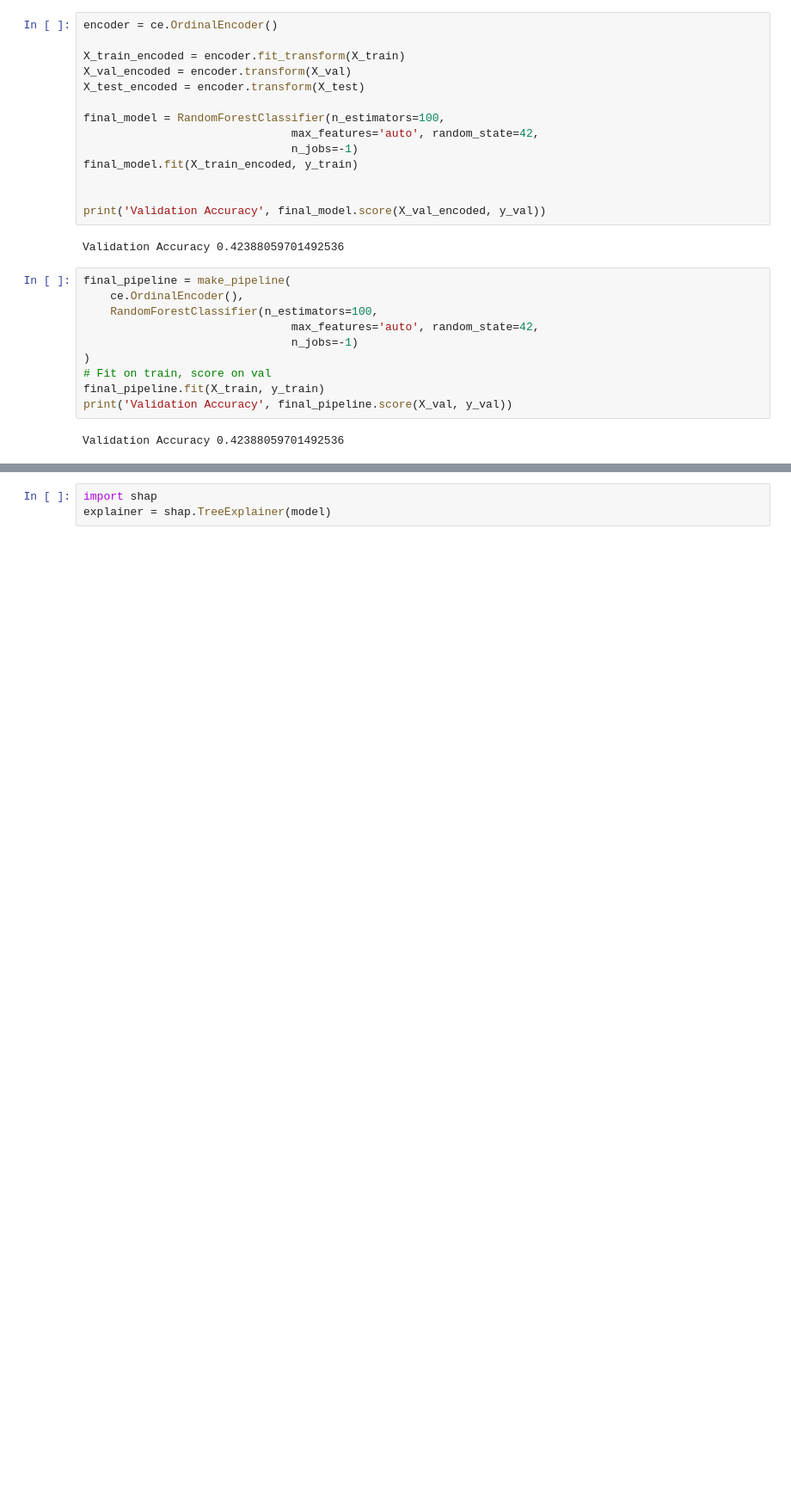
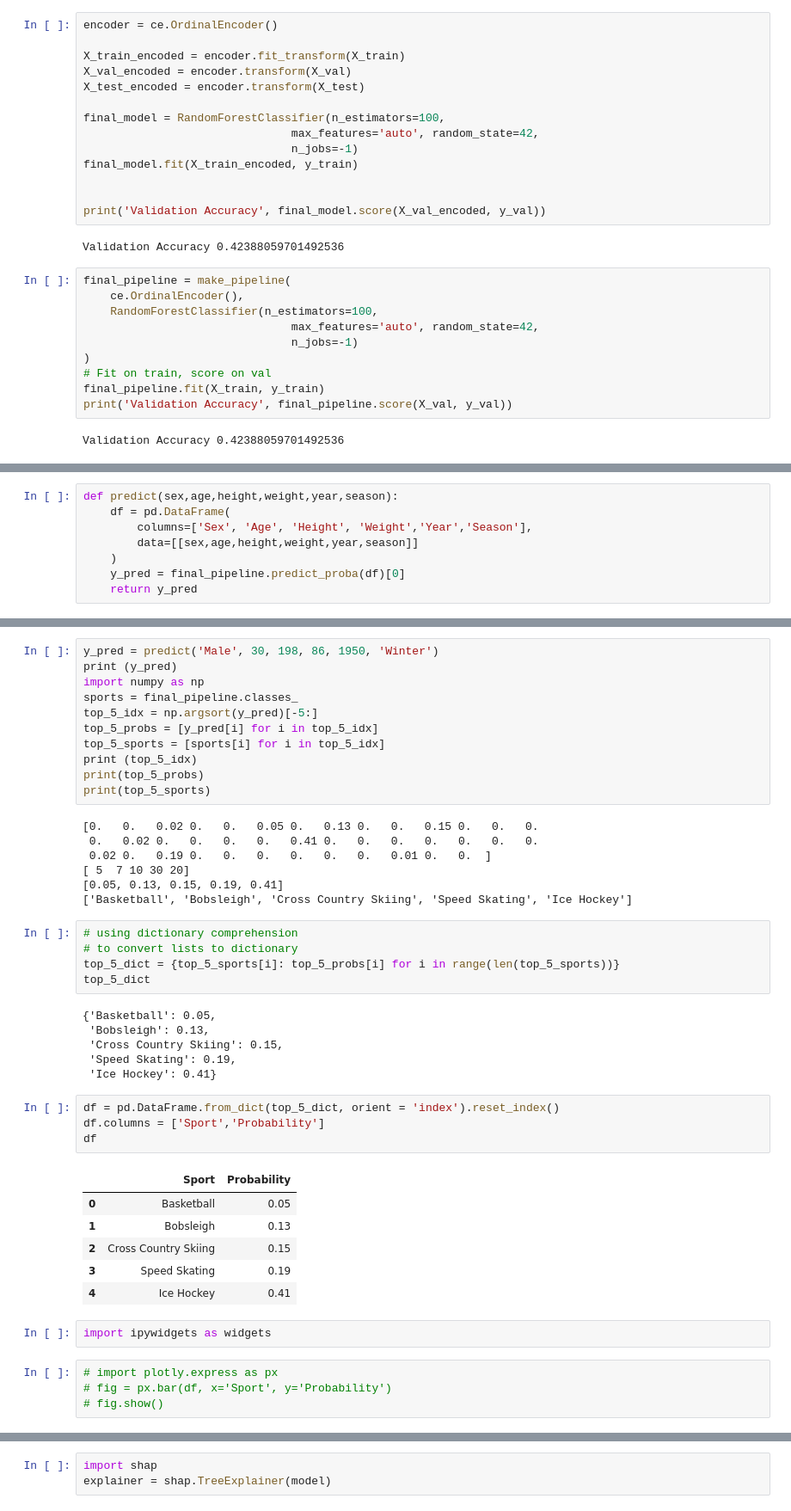
Before and after one commit to AmyBeisel/Olympics-Data, a Jupyter notebook: notebooks/LS_DS_231_assignment_AMY_BEISEL.ipynb, the cells around one changed output, grey strips where cells are left out. Shown: that part at 86% size. Saved outputs shown, nothing was run; the diff lists cells and outputs as text; blank space fills up the shorter version.

```diff
--- a/notebooks/LS_DS_231_assignment_AMY_BEISEL.ipynb
+++ b/notebooks/LS_DS_231_assignment_AMY_BEISEL.ipynb
@@ -597,0 +632,8 @@ Validation Accuracy 0.42388059701492536
+# %%
+def predict(sex,age,height,weight,year,season):
+    df = pd.DataFrame(
+        columns=['Sex', 'Age', 'Height', 'Weight','Year','Season'],
+        data=[[sex,age,height,weight,year,season]]
+    )
+    y_pred = final_pipeline.predict_proba(df)[0]
+    return y_pred
@@ -597,0 +653,46 @@ Validation Accuracy 0.42388059701492536
+# %%
+y_pred = predict('Male', 30, 198, 86, 1950, 'Winter')
+print (y_pred)
+import numpy as np
+sports = final_pipeline.classes_
+top_5_idx = np.argsort(y_pred)[-5:]
+top_5_probs = [y_pred[i] for i in top_5_idx]
+top_5_sports = [sports[i] for i in top_5_idx]
+print (top_5_idx)
+print(top_5_probs)
+print(top_5_sports)
+# %% [output]
+[0.   0.   0.02 0.   0.   0.05 0.   0.13 0.   0.   0.15 0.   0.   0.
+ 0.   0.02 0.   0.   0.   0.   0.41 0.   0.   0.   0.   0.   0.   0.
+ 0.02 0.   0.19 0.   0.   0.   0.   0.   0.   0.01 0.   0.  ]
+[ 5  7 10 30 20]
+[0.05, 0.13, 0.15, 0.19, 0.41]
+['Basketball', 'Bobsleigh', 'Cross Country Skiing', 'Speed Skating', 'Ice Hockey']
+# %%
+# using dictionary comprehension
+# to convert lists to dictionary
+top_5_dict = {top_5_sports[i]: top_5_probs[i] for i in range(len(top_5_sports))}
+top_5_dict
+# %% [output]
+{'Basketball': 0.05,
+ 'Bobsleigh': 0.13,
+ 'Cross Country Skiing': 0.15,
+ 'Speed Skating': 0.19,
+ 'Ice Hockey': 0.41}
+# %%
+df = pd.DataFrame.from_dict(top_5_dict, orient = 'index').reset_index()
+df.columns = ['Sport','Probability']
+df
+# %% [output]
+|  | Sport | Probability |
+| 0 | Basketball | 0.05 |
+| 1 | Bobsleigh | 0.13 |
+| 2 | Cross Country Skiing | 0.15 |
+| 3 | Speed Skating | 0.19 |
+| 4 | Ice Hockey | 0.41 |
+# %%
+import ipywidgets as widgets
+# %%
+# import plotly.express as px
+# fig = px.bar(df, x='Sport', y='Probability')
+# fig.show()
```
Also changed, not shown: parts of 22 cells of this notebook.
